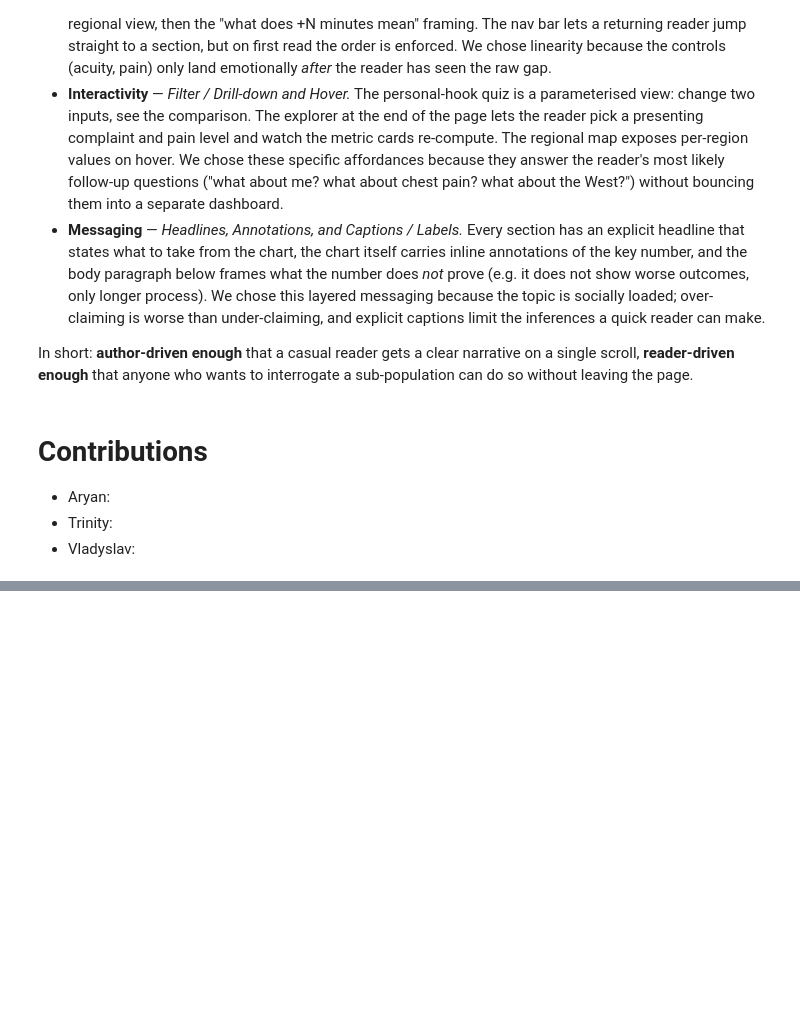
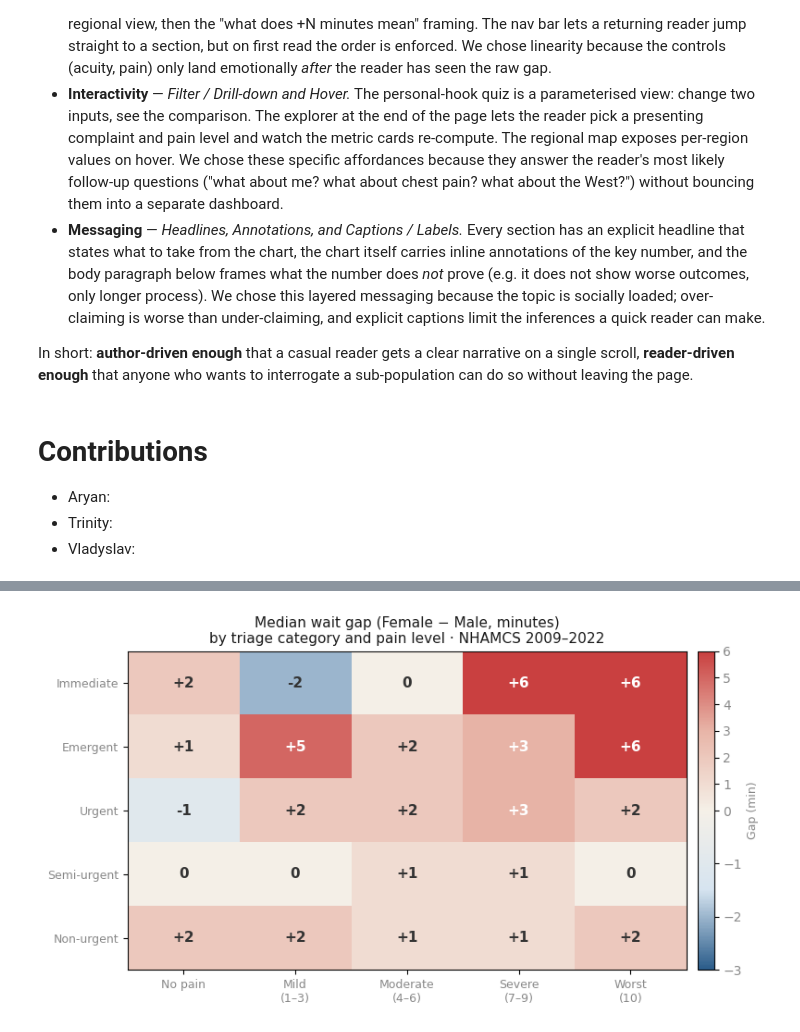
Before and after one commit to Aryan-Mi/dtu-social-data-assignments, a Jupyter notebook: assignment-final/notebooks/submission.ipynb, the cells around one changed output, grey strips where cells are left out. Saved outputs shown, nothing was run; the diff lists cells and outputs as text; code cells hidden in the pictures; blank space fills up the shorter version.

```diff
--- a/assignment-final/notebooks/submission.ipynb
+++ b/assignment-final/notebooks/submission.ipynb
@@ -601,0 +725,41 @@ In short: **author-driven enough** that a casual reader gets a clear narrative o
+# %%
+import matplotlib.colors as mcolors
+
+triage_rows = ['Immediate', 'Emergent', 'Urgent', 'Semi-urgent', 'Non-urgent']
+pain_cols_labels = ['No pain', 'Mild\n(1–3)', 'Moderate\n(4–6)', 'Severe\n(7–9)', 'Worst\n(10)']
+
+hm_values = np.array([
+    [ 2, -2,  0,  6,  6],
+    [ 1,  5,  2,  3,  6],
+    [-1,  2,  2,  3,  2],
+    [ 0,  0,  1,  1,  0],
+    [ 2,  2,  1,  1,  2],
+], dtype=float)
+
+cmap = mcolors.LinearSegmentedColormap.from_list(
+    'waitgap', ['#2A5C8A', '#D6E4F0', '#F5F0E8', '#E8B5A8', '#C94040'], N=256)
+norm = mcolors.TwoSlopeNorm(vmin=-3, vcenter=0, vmax=6)
+
+fig, ax = plt.subplots(figsize=(8, 4.5), facecolor='white')
+im = ax.imshow(hm_values, cmap=cmap, norm=norm, aspect='auto')
+
+ax.set_xticks(range(5))
+ax.set_xticklabels(pain_cols_labels, fontsize=9, color=INK_L)
+ax.set_yticks(range(5))
+ax.set_yticklabels(triage_rows, fontsize=9, color=INK_L)
+ax.set_title('Median wait gap (Female − Male, minutes)\nby triage category and pain level · NHAMCS 2009–2022',
+             fontsize=11, color=INK)
+
+for (r, c), v in np.ndenumerate(hm_values):
+    text_col = 'white' if abs(v) >= 3 else '#333'
+    ax.text(c, r, f'{v:+.0f}' if v != 0 else '0', ha='center', va='center',
+            fontsize=11, fontweight='bold', color=text_col)
+
+cbar = plt.colorbar(im, ax=ax, fraction=0.03, pad=0.02)
+cbar.set_label('Gap (min)', fontsize=9, color=INK_L)
+cbar.ax.tick_params(labelcolor=INK_L)
+
+plt.tight_layout()
+plt.show()
+# %% [output]
+[figure, added]
```
Also changed, not shown: parts of 16 cells of this notebook.
